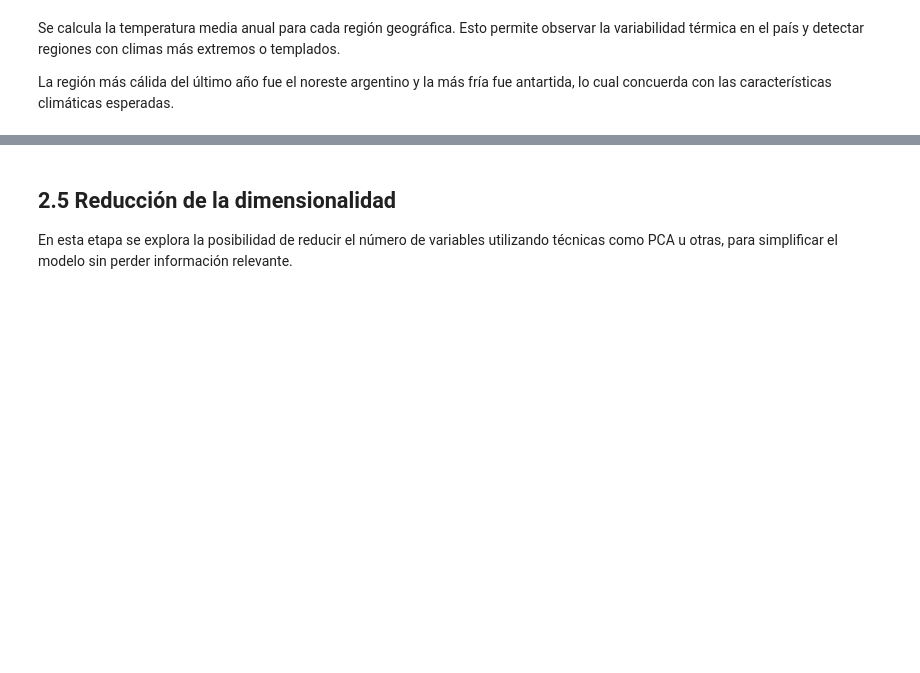
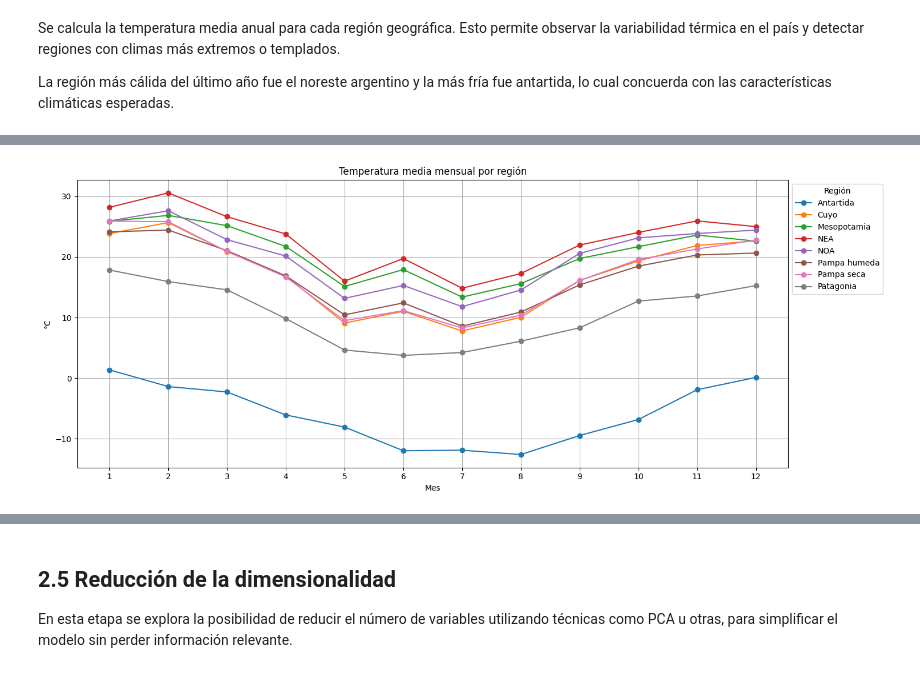
Before and after one commit to jFet1/AdD-TP, a Jupyter notebook: Trabajo_final_juan.ipynb, the cells around one changed output, grey strips where cells are left out. Cells and saved outputs as stored; diff of their text form; code cells hidden in the pictures; blank space fills up the shorter version.

```diff
--- a/Trabajo_final_juan.ipynb
+++ b/Trabajo_final_juan.ipynb
@@ -378,0 +429,20 @@ La región más cálida del último año fue el noreste argentino y la más frí
+# %%
+# Agrupar por mes y región
+mensual = df_ly.groupby(['REGION', 'MES'])['TEMP_MEDIA'].mean().reset_index()
+
+# Graficar
+plt.figure(figsize=(15, 6))
+for region in sorted(df_ly['REGION'].dropna().unique()):
+    datos = mensual[mensual['REGION'] == region]
+    plt.plot(datos['MES'], datos['TEMP_MEDIA'], marker='o', label=region)
+
+plt.title('Temperatura media mensual por región')
+plt.xlabel('Mes')
+plt.ylabel('°C')
+plt.xticks(range(1, 13))
+plt.grid(True)
+plt.legend(loc='upper left', bbox_to_anchor=(1, 1), title='Región')
+plt.tight_layout()
+plt.show()
+# %% [output]
+[figure, added]
```
Also changed, not shown: parts of 21 cells of this notebook.
